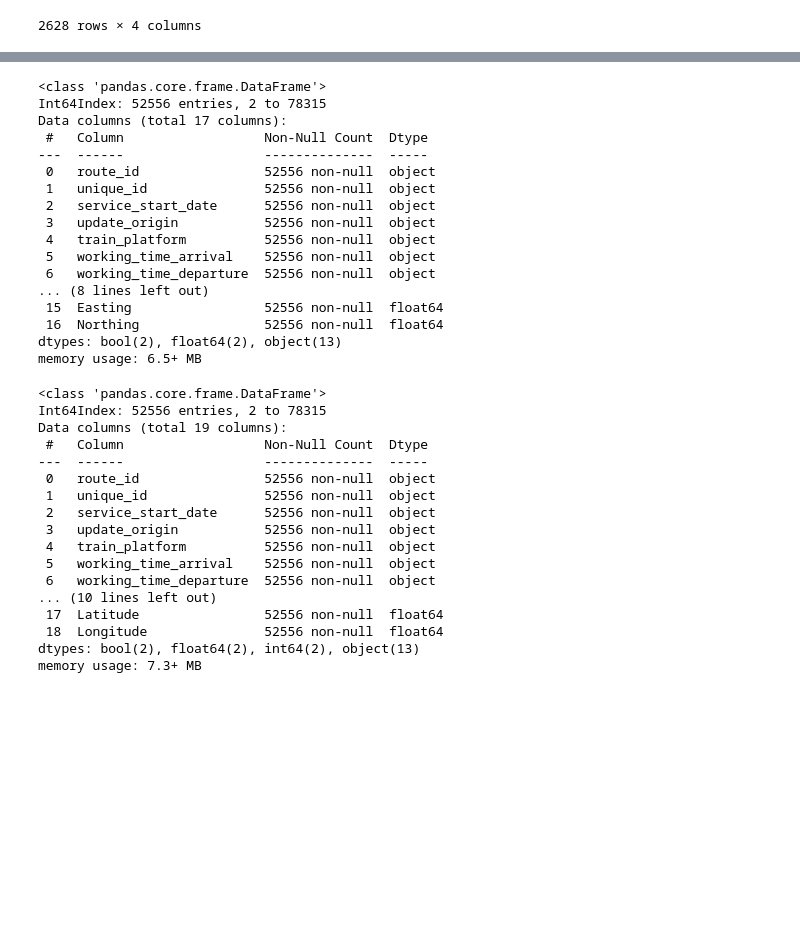
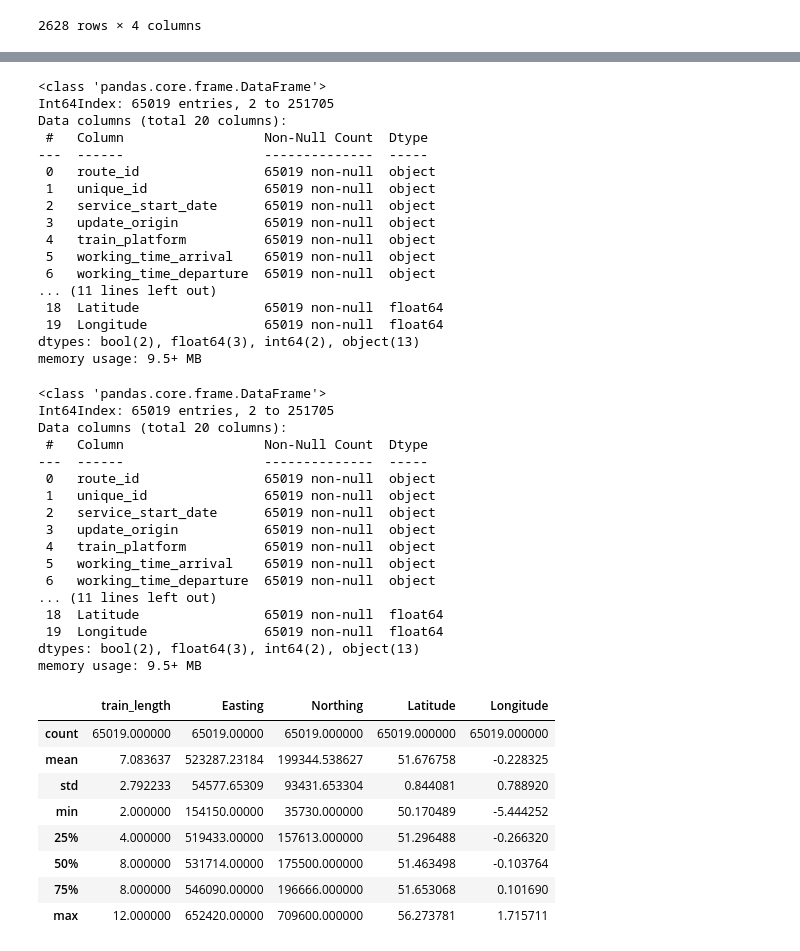
Before and after one commit to BrianLevesque/UK-National-Rail-Performance-Project, a Jupyter notebook: final_project/spark/jovyan/jovyan/EDA_stuff.ipynb, the cells around one changed output, grey strips where cells are left out. Cells and saved outputs as stored; diff of their text form; code cells hidden in the pictures; blank space fills up the shorter version.

```diff
--- a/final_project/spark/jovyan/jovyan/EDA_stuff.ipynb
+++ b/final_project/spark/jovyan/jovyan/EDA_stuff.ipynb
@@ -192,0 +188,3 @@ df
+# %%
+#dropping the nulls in Easting and Northing before converting them to Latitude and Longitude
+df = df.dropna(subset=['Easting', 'Northing'])
@@ -249,3 +239,0 @@ memory usage: 10.3+ MB
-# %%
-df = df.drop('train_length',axis=1)
-df.info()
@@ -271,22 +242,23 @@ memory usage: 9.7+ MB
 na_df = df.dropna()
 # %%
+#getting an overview of the amount of rows dropped and if we should continue with the null dropped dataset
 na_df.info()
 # %% [output]
 <class 'pandas.core.frame.DataFrame'>
-Int64Index: 52556 entries, 2 to 78315
-Data columns (total 17 columns):
+Int64Index: 65019 entries, 2 to 251705
+Data columns (total 20 columns):
  #   Column                  Non-Null Count  Dtype
 ---  ------                  --------------  -----
- 0   route_id                52556 non-null  object
- 1   unique_id               52556 non-null  object
- 2   service_start_date      52556 non-null  object
- 3   update_origin           52556 non-null  object
- 4   train_platform          52556 non-null  object
- 5   working_time_arrival    52556 non-null  object
- 6   working_time_departure  52556 non-null  object
-... (8 lines left out)
- 15  Easting                 52556 non-null  float64
- 16  Northing                52556 non-null  float64
-dtypes: bool(2), float64(2), object(13)
-memory usage: 6.5+ MB
+ 0   route_id                65019 non-null  object
+ 1   unique_id               65019 non-null  object
+ 2   service_start_date      65019 non-null  object
+ 3   update_origin           65019 non-null  object
+ 4   train_platform          65019 non-null  object
+ 5   working_time_arrival    65019 non-null  object
+ 6   working_time_departure  65019 non-null  object
+... (11 lines left out)
+ 18  Latitude                65019 non-null  float64
+ 19  Longitude               65019 non-null  float64
+dtypes: bool(2), float64(3), int64(2), object(13)
+memory usage: 9.5+ MB
 # %%
@@ -295,19 +268,19 @@ df = na_df
 df.info()
 # %% [output]
 <class 'pandas.core.frame.DataFrame'>
-Int64Index: 52556 entries, 2 to 78315
-Data columns (total 19 columns):
+Int64Index: 65019 entries, 2 to 251705
+Data columns (total 20 columns):
  #   Column                  Non-Null Count  Dtype
 ---  ------                  --------------  -----
- 0   route_id                52556 non-null  object
- 1   unique_id               52556 non-null  object
- 2   service_start_date      52556 non-null  object
- 3   update_origin           52556 non-null  object
- 4   train_platform          52556 non-null  object
- 5   working_time_arrival    52556 non-null  object
- 6   working_time_departure  52556 non-null  object
-... (10 lines left out)
- 17  Latitude                52556 non-null  float64
- 18  Longitude               52556 non-null  float64
-dtypes: bool(2), float64(2), int64(2), object(13)
-memory usage: 7.3+ MB
+ 0   route_id                65019 non-null  object
+ 1   unique_id               65019 non-null  object
+ 2   service_start_date      65019 non-null  object
+ 3   update_origin           65019 non-null  object
+ 4   train_platform          65019 non-null  object
+ 5   working_time_arrival    65019 non-null  object
+ 6   working_time_departure  65019 non-null  object
+... (11 lines left out)
+ 18  Latitude                65019 non-null  float64
+ 19  Longitude               65019 non-null  float64
+dtypes: bool(2), float64(3), int64(2), object(13)
+memory usage: 9.5+ MB
@@ -315,0 +287,12 @@ df.to_csv('./Data/cleanRailData.csv')
+# %%
+df.describe()
+# %% [output]
+|  | train_length | Easting | Northing | Latitude | Longitude |
+| count | 65019.000000 | 65019.00000 | 65019.000000 | 65019.000000 | 65019.000000 |
+| mean | 7.083637 | 523287.23184 | 199344.538627 | 51.676758 | -0.228325 |
+| std | 2.792233 | 54577.65309 | 93431.653304 | 0.844081 | 0.788920 |
+| min | 2.000000 | 154150.00000 | 35730.000000 | 50.170489 | -5.444252 |
+| 25% | 4.000000 | 519433.00000 | 157613.000000 | 51.296488 | -0.266320 |
+| 50% | 8.000000 | 531714.00000 | 175500.000000 | 51.463498 | -0.103764 |
+| 75% | 8.000000 | 546090.00000 | 196666.000000 | 51.653068 | 0.101690 |
+| max | 12.000000 | 652420.00000 | 709600.000000 | 56.273781 | 1.715711 |
```
Also changed, not shown: parts of 27 cells of this notebook, 8 other files.
